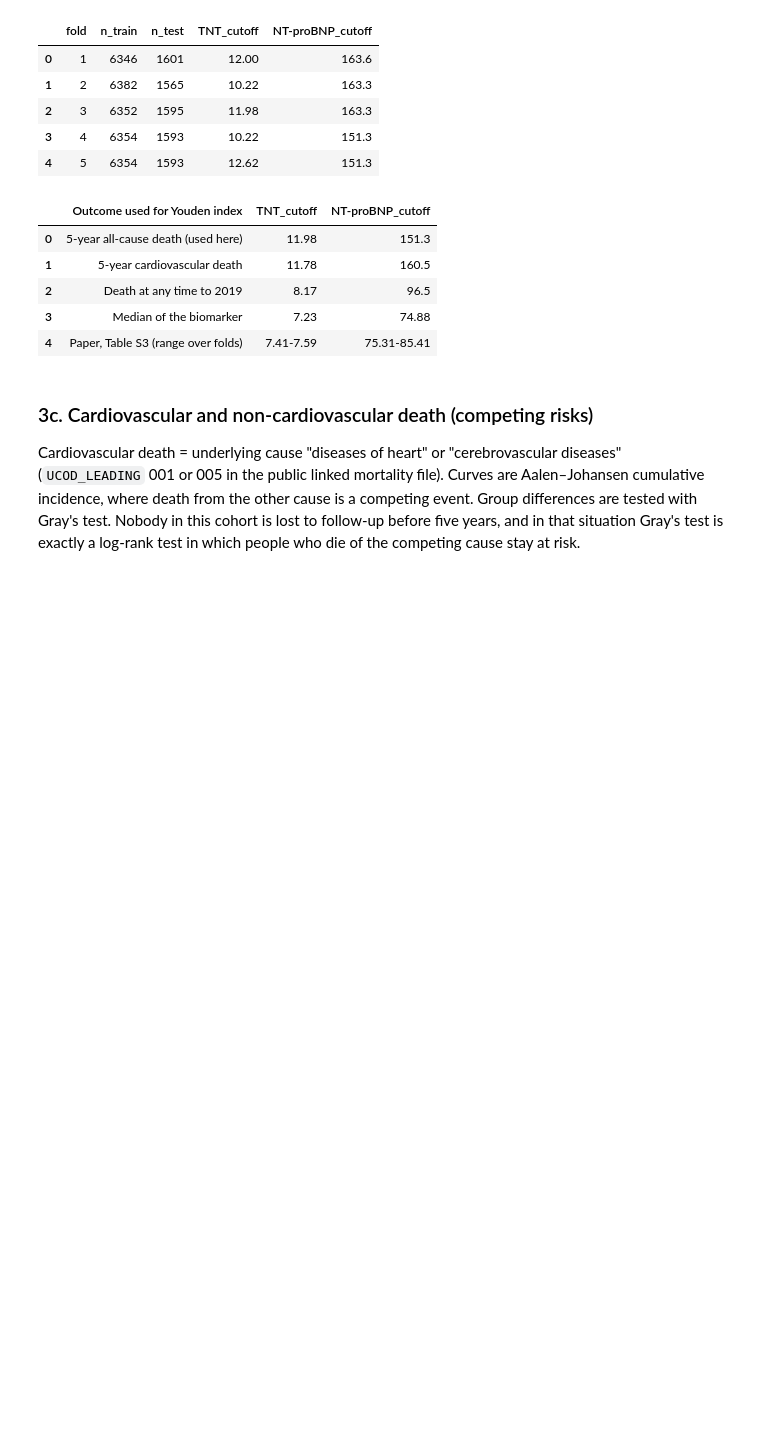
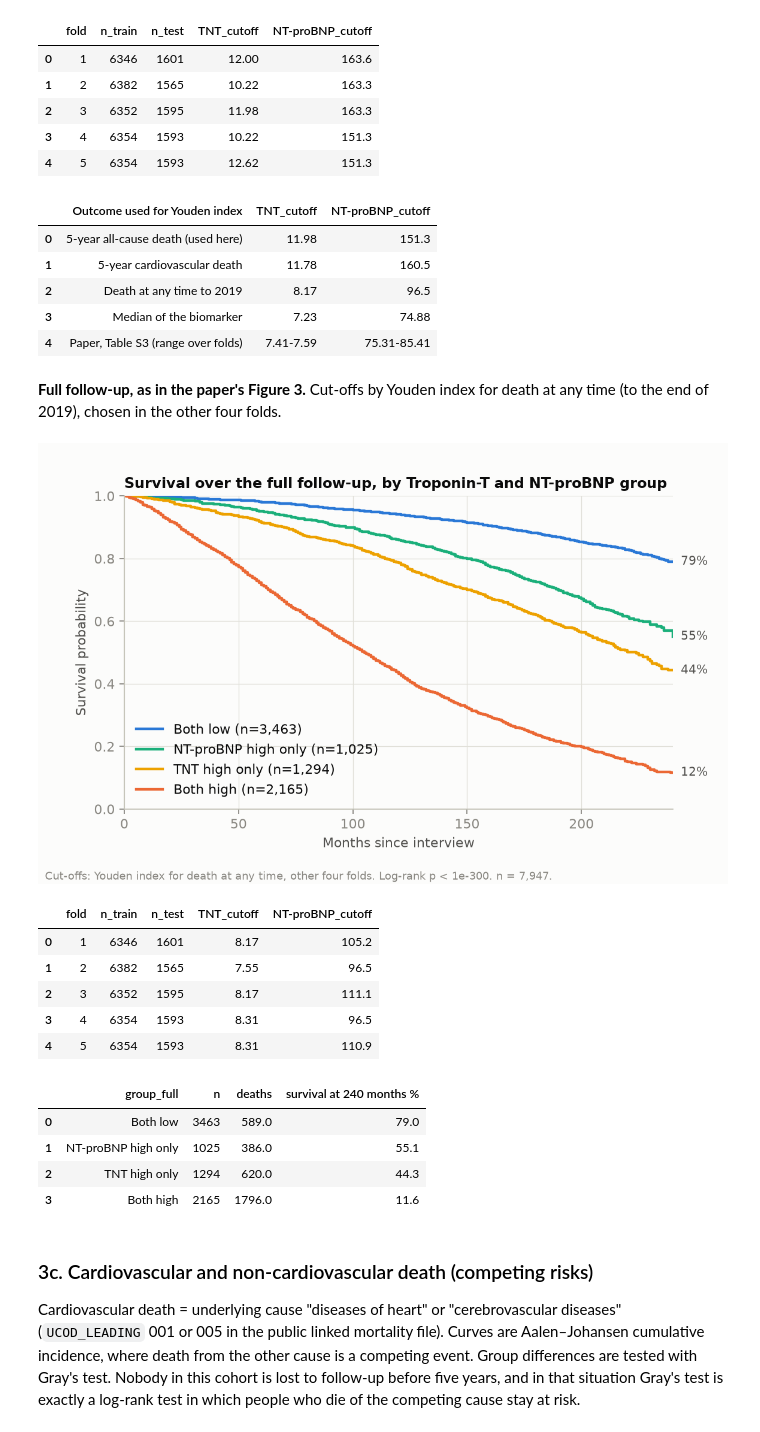
Before and after one commit to Evode-Manirahari/nhanes-cardiovascular-ml, a Jupyter notebook: notebooks/06_paper134_results.ipynb, the cells around one changed output. Cells and saved outputs as stored; diff of their text form; code cells hidden in the pictures; blank space fills up the shorter version.

```diff
--- a/notebooks/06_paper134_results.ipynb
+++ b/notebooks/06_paper134_results.ipynb
@@ -199,6 +261,26 @@ table("km_cutoff_diagnostics.csv")
 | 2 | Death at any time to 2019 | 8.17 | 96.5 |
 | 3 | Median of the biomarker | 7.23 | 74.88 |
 | 4 | Paper, Table S3 (range over folds) | 7.41-7.59 | 75.31-85.41 |
+# %% [markdown]
+**Full follow-up, as in the paper's Figure 3.** Cut-offs by Youden index for death at any time
+(to the end of 2019), chosen in the other four folds.
+# %%
+fig("fig_km_full_followup.png", 760)
+display(table("km_cutoffs_full_followup.csv").round(2))
+table("km_groups_full_followup.csv").round(1)
+# %% [output]
+[figure, added]
+|  | fold | n_train | n_test | TNT_cutoff | NT-proBNP_cutoff |
+| 0 | 1 | 6346 | 1601 | 8.17 | 105.2 |
+| 1 | 2 | 6382 | 1565 | 7.55 | 96.5 |
+| 2 | 3 | 6352 | 1595 | 8.17 | 111.1 |
+| 3 | 4 | 6354 | 1593 | 8.31 | 96.5 |
+| 4 | 5 | 6354 | 1593 | 8.31 | 110.9 |
+|  | group_full | n | deaths | survival at 240 months % |
+| 0 | Both low | 3463 | 589.0 | 79.0 |
+| 1 | NT-proBNP high only | 1025 | 386.0 | 55.1 |
+| 2 | TNT high only | 1294 | 620.0 | 44.3 |
+| 3 | Both high | 2165 | 1796.0 | 11.6 |
 # %% [markdown]
 ### 3c. Cardiovascular and non-cardiovascular death (competing risks)
 
```
Also changed, not shown: parts of 33 cells of this notebook, 3 other files.
